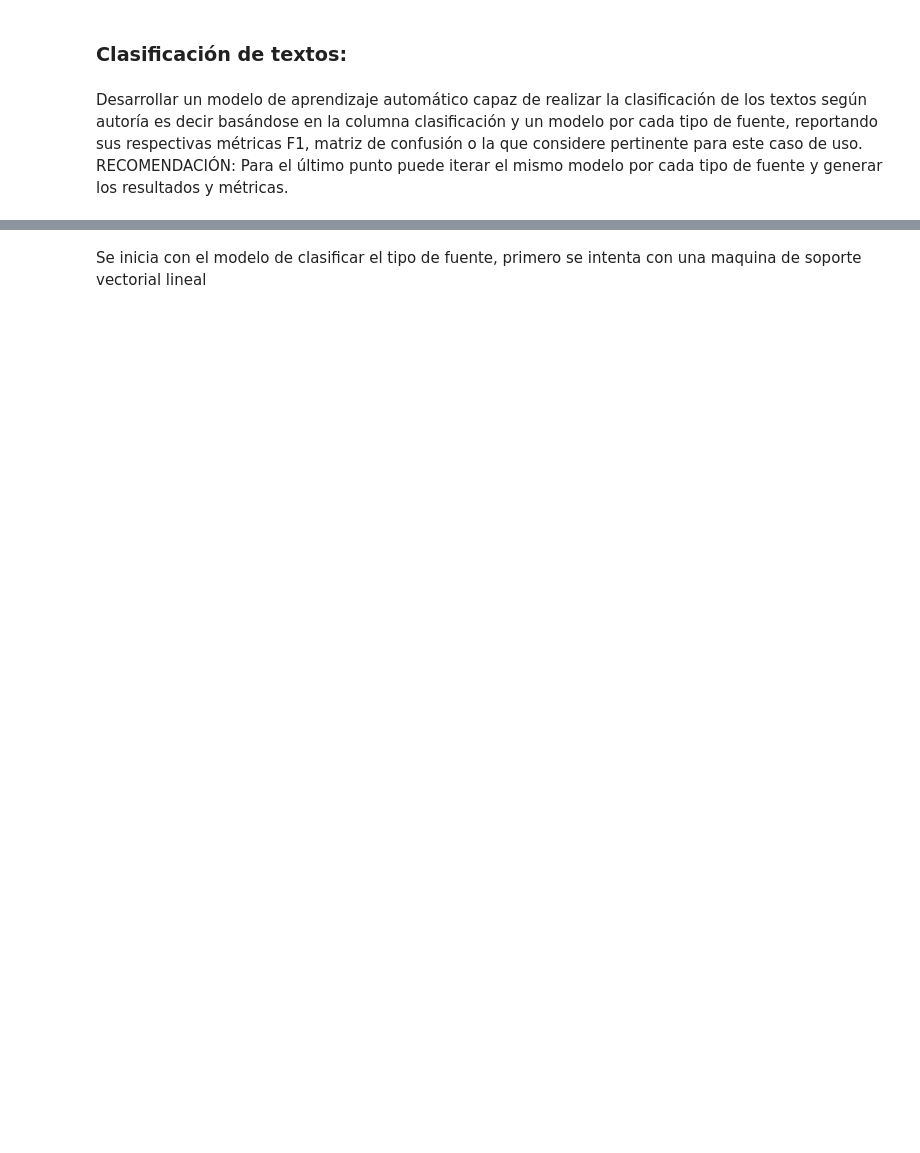
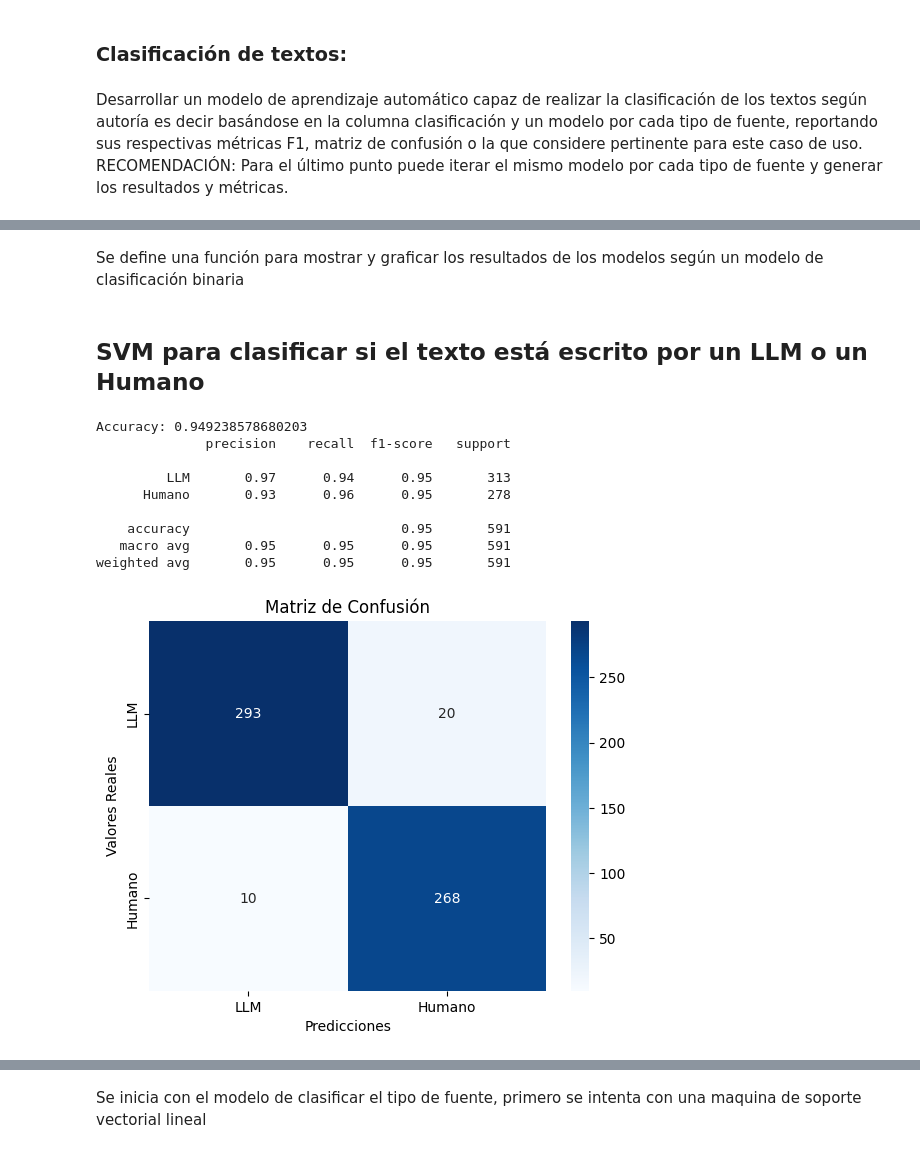
Before and after one commit to SCourses/Cursos_DataCamp, a Jupyter notebook: Prueba Técnica/Data scientist Challenge.ipynb, the cells around one changed output, grey strips where cells are left out. Drawn from its saved outputs; the diff is of its cells as text; code cells hidden in the pictures; blank space fills up the shorter version.

```diff
--- a/Prueba Técnica/Data scientist Challenge.ipynb
+++ b/Prueba Técnica/Data scientist Challenge.ipynb
@@ -72,0 +240,3 @@ data["Tipo de fuente"].value_counts().plot(kind='bar')
+# %%
+datos_interes=data[data['Tipo de fuente']=="Tweets"][['type','stop_words/texto','numero_palabras_unicas/texto','signos_puntuacion/texto','palabras_mayusculas/texto','palabras_repetidas/texto']]
+datos_interes
@@ -72,0 +257,51 @@ data["Tipo de fuente"].value_counts().plot(kind='bar')
+# %% [markdown]
+Se define una función para mostrar y graficar los resultados de los modelos según un modelo de clasificación binaria
+# %%
+def metricas(y_test,y_pred,traget):
+        # Se avalúa el rendimiento del mdoelo
+    accuracy = accuracy_score(y_test, y_pred)
+    print(f'Accuracy: {accuracy}')
+    print(classification_report(y_test, y_pred,target_names=traget))
+
+    # Matríz de confusión
+    conf_matrix = confusion_matrix(y_test, y_pred)
+    sns.heatmap(conf_matrix, annot=True, fmt="d", cmap="Blues", xticklabels=traget, yticklabels=traget)
+    plt.title('Matriz de Confusión')
+    plt.xlabel('Predicciones')
+    plt.ylabel('Valores Reales')
+    plt.show()
+# %% [markdown]
+## SVM para clasificar si el texto está escrito por un LLM o un Humano
+# %%
+terget_name_bin=["LLM","Humano"]
+# Se separan los datos
+X = datos_interes.drop('type', axis=1)
+y = datos_interes['type']
+
+# Se divide el conunto de datos en train y test
+X_train, X_test, y_train, y_test = train_test_split(X, y, test_size=0.3, random_state=42)
+
+# Se normalizan los datos
+scaler = StandardScaler()
+X_train = scaler.fit_transform(X_train)
+X_test = scaler.transform(X_test)
+
+# se crea la SVM y se entrena con los datos de entrenamiento
+svm_classifier = SVC(kernel='linear')
+svm_classifier.fit(X_train, y_train)
+
+# Se predicen los resultados según nuestos datos en test
+y_pred = svm_classifier.predict(X_test)
+
+metricas(y_test,y_pred,terget_name_bin)
+# %% [output]
+Accuracy: 0.949238578680203
+              precision    recall  f1-score   support
+
+         LLM       0.97      0.94      0.95       313
+      Humano       0.93      0.96      0.95       278
+
+    accuracy                           0.95       591
+   macro avg       0.95      0.95      0.95       591
+weighted avg       0.95      0.95      0.95       591
+[figure, added]
```
Also changed, not shown: parts of 112 cells of this notebook, 15 other files.
